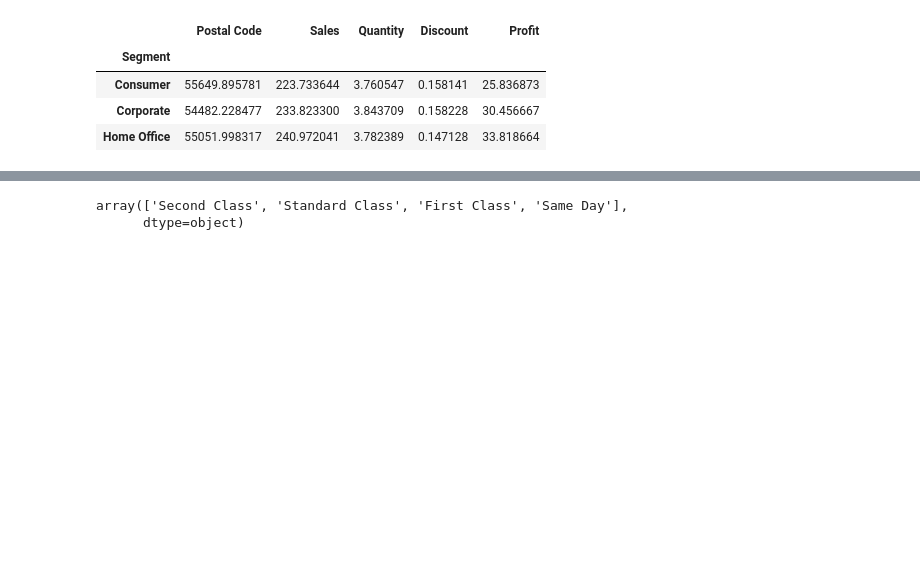
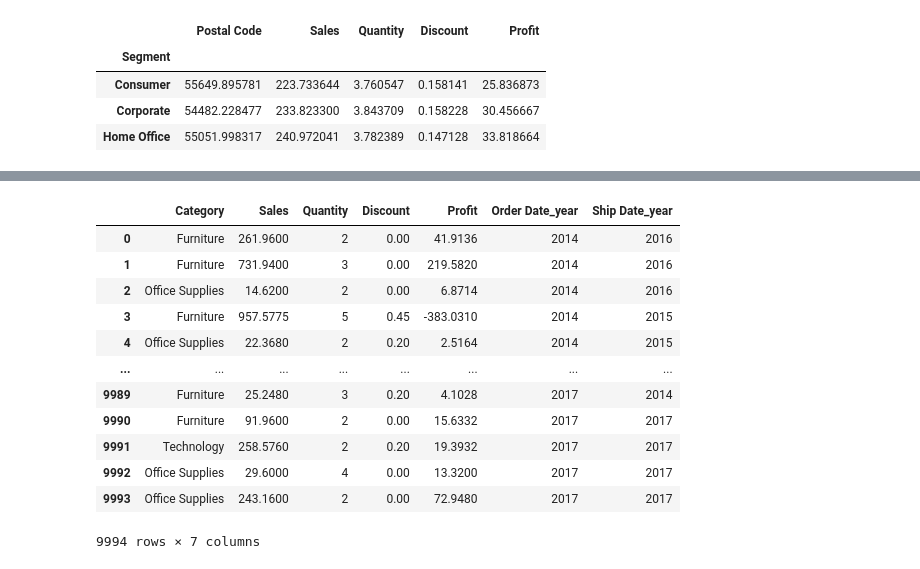
Before and after one commit to sahilkumar0511/Superstore_Sales_Prediction, a Jupyter notebook: Superstore_Sales_Prediction.ipynb, the cells around one changed output, grey strips where cells are left out. Cells and saved outputs as stored; diff of their text form; code cells hidden in the pictures; blank space fills up the shorter version.

```diff
--- a/Superstore_Sales_Prediction.ipynb
+++ b/Superstore_Sales_Prediction.ipynb
@@ -153,5 +132,0 @@ df
-# %%
-df['Ship Mode'].unique()
-# %% [output]
-array(['Second Class', 'Standard Class', 'First Class', 'Same Day'],
-      dtype=object)
@@ -160,3 +133,20 @@ df.groupby('')
+# %%
+df = df.drop(['Ship Mode', 'Segment', 'City', 'State', 'Postal Code', 'Region','Sub-Category'], axis = 1)
+df
+# %% [output]
+|  | Category | Sales | Quantity | Discount | Profit | Order Date_year | Ship Date_year |
+| 0 | Furniture | 261.9600 | 2 | 0.00 | 41.9136 | 2014 | 2016 |
+| 1 | Furniture | 731.9400 | 3 | 0.00 | 219.5820 | 2014 | 2016 |
+| 2 | Office Supplies | 14.6200 | 2 | 0.00 | 6.8714 | 2014 | 2016 |
+| 3 | Furniture | 957.5775 | 5 | 0.45 | -383.0310 | 2014 | 2015 |
+| 4 | Office Supplies | 22.3680 | 2 | 0.20 | 2.5164 | 2014 | 2015 |
+| ... | ... | ... | ... | ... | ... | ... | ... |
+| 9989 | Furniture | 25.2480 | 3 | 0.20 | 4.1028 | 2017 | 2014 |
+| 9990 | Furniture | 91.9600 | 2 | 0.00 | 15.6332 | 2017 | 2017 |
+| 9991 | Technology | 258.5760 | 2 | 0.20 | 19.3932 | 2017 | 2017 |
+| 9992 | Office Supplies | 29.6000 | 4 | 0.00 | 13.3200 | 2017 | 2017 |
+| 9993 | Office Supplies | 243.1600 | 2 | 0.00 | 72.9480 | 2017 | 2017 |
+9994 rows × 7 columns
 # %%
 df.columns
 # %% [output]
```
Also changed, not shown: parts of 22 cells of this notebook.
